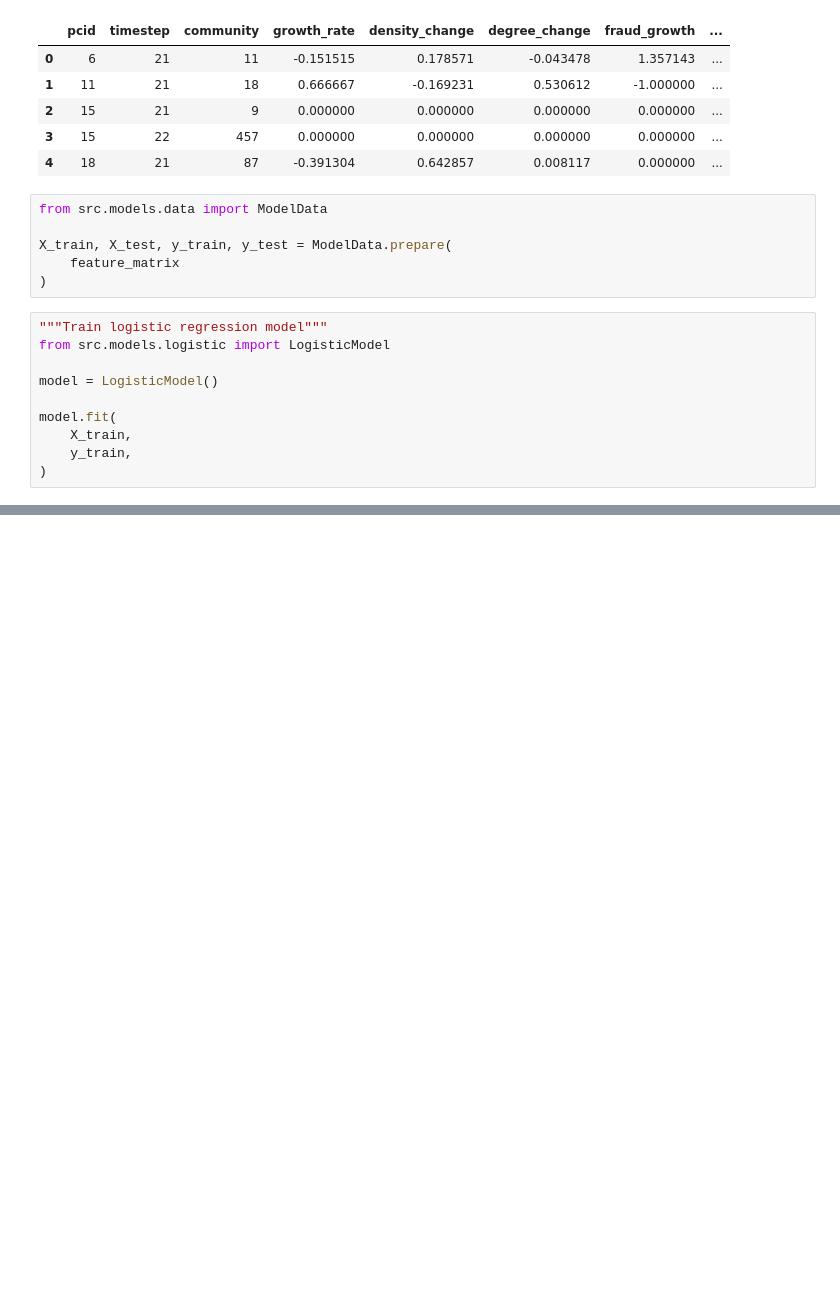
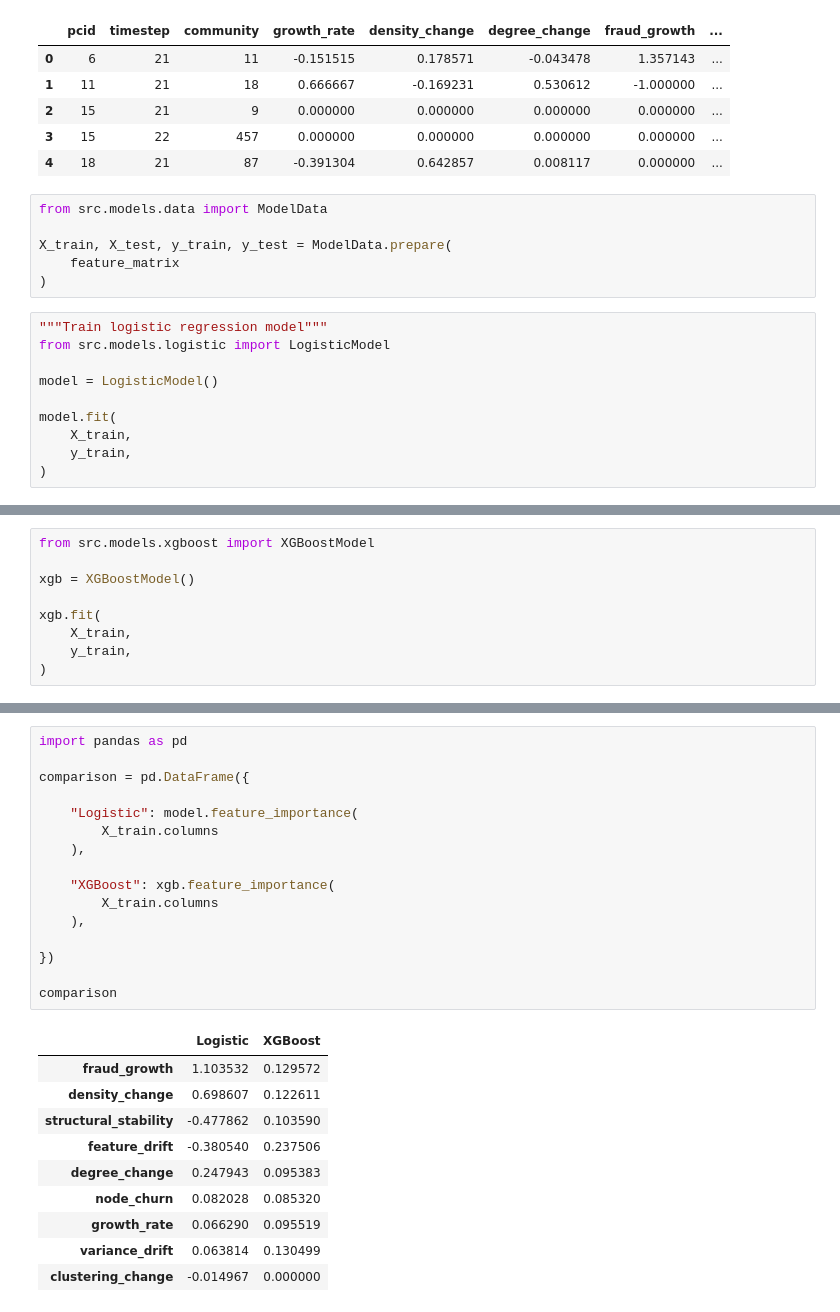
Before and after one commit to riaxoxo17/EvoFinGraph, a Jupyter notebook: notebooks/04_models.ipynb, the cells around one changed output, grey strips where cells are left out. Cells and saved outputs as stored; diff of their text form; blank space fills up the shorter version.

```diff
--- a/notebooks/04_models.ipynb
+++ b/notebooks/04_models.ipynb
@@ -89,0 +162,9 @@ KeyError: 'metrics'
+# %%
+from src.models.xgboost import XGBoostModel
+
+xgb = XGBoostModel()
+
+xgb.fit(
+    X_train,
+    y_train,
+)
@@ -89,0 +284,27 @@ KeyError: 'metrics'
+# %%
+import pandas as pd
+
+comparison = pd.DataFrame({
+
+    "Logistic": model.feature_importance(
+        X_train.columns
+    ),
+
+    "XGBoost": xgb.feature_importance(
+        X_train.columns
+    ),
+
+})
+
+comparison
+# %% [output]
+|  | Logistic | XGBoost |
+| fraud_growth | 1.103532 | 0.129572 |
+| density_change | 0.698607 | 0.122611 |
+| structural_stability | -0.477862 | 0.103590 |
+| feature_drift | -0.380540 | 0.237506 |
+| degree_change | 0.247943 | 0.095383 |
+| node_churn | 0.082028 | 0.085320 |
+| growth_rate | 0.066290 | 0.095519 |
+| variance_drift | 0.063814 | 0.130499 |
+| clustering_change | -0.014967 | 0.000000 |
```
Also changed, not shown: parts of 46 cells of this notebook, 1 other file.
